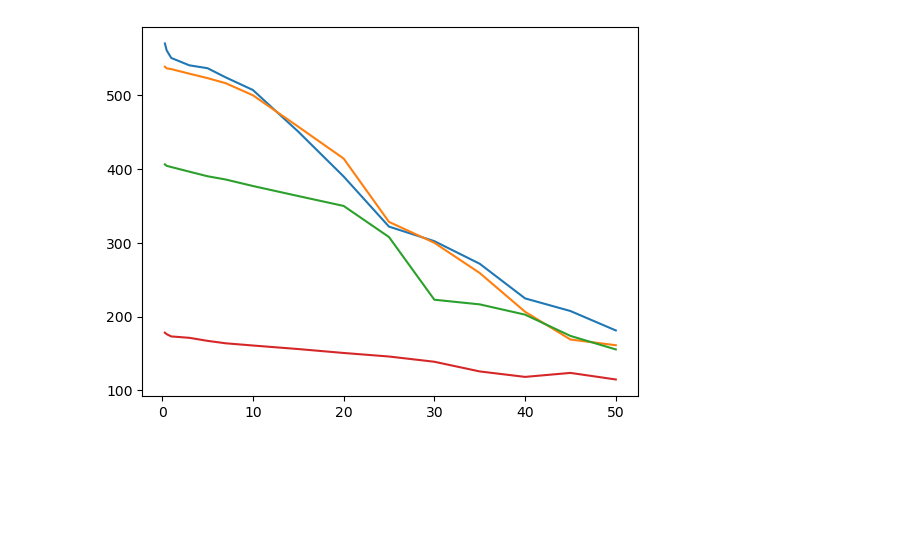
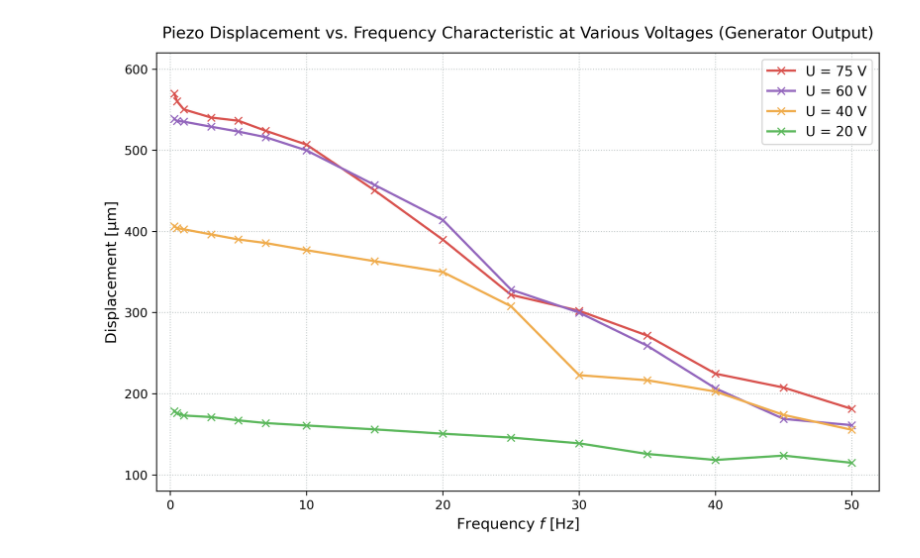
Before and after one commit to CodeTurtleT/lasercom-divergence-control, a Jupyter notebook: frequency_vs_displacement.ipynb, the cells around one changed output. Saved outputs shown, nothing was run; the diff lists cells and outputs as text; code cells hidden in the pictures; blank space fills up the shorter version.

```diff
--- a/frequency_vs_displacement.ipynb
+++ b/frequency_vs_displacement.ipynb
@@ -9,20 +108,57 @@ import matplotlib.pyplot as plt
-# %%
-#prototyp
-data = np.genfromtxt(
-    '/Users/trinity/Desktop/bachelor.thesis/measurements/frequency_vs_displacement_prototype.csv',
-    delimiter=','
-)
-frequency = data[:, 0]
-V75 = data[:, 1] #i
-V60 = data[:, 2]
-V40= data[:, 3]
-V20 = data[:, 4]
-
-plt.plot(frequency, V75, label='75V')
-plt.plot(frequency, V60, label='60V')
-plt.plot(frequency, V40, label='40V')
-plt.plot(frequency, V20, label='20V')
-
-plt.show()
-# %% [output]
-[figure, removed]
+# %%
+# Daten direkt mit numpy.genfromtxt einlesen
+data = np.genfromtxt(
+    "/Users/trinity/Desktop/bachelor.thesis/measurements/frequency_vs_displacement_prototype.csv",
+    delimiter=",",
+)
+frequency = data[:, 0]
+V75 = data[:, 1]
+V60 = data[:, 2]
+V40 = data[:, 3]
+V20 = data[:, 4]
+
+# Konfiguration der Linien und Farben entsprechend deinem Design
+measurements = [
+    {"name": "75 V", "data": V75, "color": "#D9534F"},
+    {"name": "60 V", "data": V60, "color": "#9467BD"},
+    {"name": "40 V", "data": V40, "color": "#F0AD4E"},
+    {"name": "20 V", "data": V20, "color": "#5CB85C"},
+]
+
+plt.figure(figsize=(9, 6))
+
+for m in measurements:
+  plt.plot(
+      frequency,
+      m["data"],
+      color=m["color"],
+      linestyle="-",
+      linewidth=1.8,
+      marker="x",
+      markersize=6,
+      label=f"U = {m['name']}",
+  )
+
+plt.title(
+    "Piezo Displacement vs. Frequency Characteristic at Various Voltages"
+    " (Generator Output)",
+    fontsize=13,
+    pad=12,
+)
+plt.xlabel("Frequency $f$ [Hz]", fontsize=12)
+plt.ylabel("Displacement [µm]", fontsize=12)
+
+plt.grid(True)
+
+plt.xlim(left=-1, right=52)
+plt.ylim(bottom=80, top=620)
+
+plt.legend(loc="upper right")
+plt.tight_layout()
+
+#save_path = "/Users/trinity/Desktop/bachelor.thesis/ba_plots/prototype/piezo/piezo_frequency_characteristic.pdf"
+#plt.savefig(save_path, format="pdf")
+
+plt.show()
+# %% [output]
+[figure, added]
```
Also changed, not shown: parts of 3 cells of this notebook, 4 other files.
